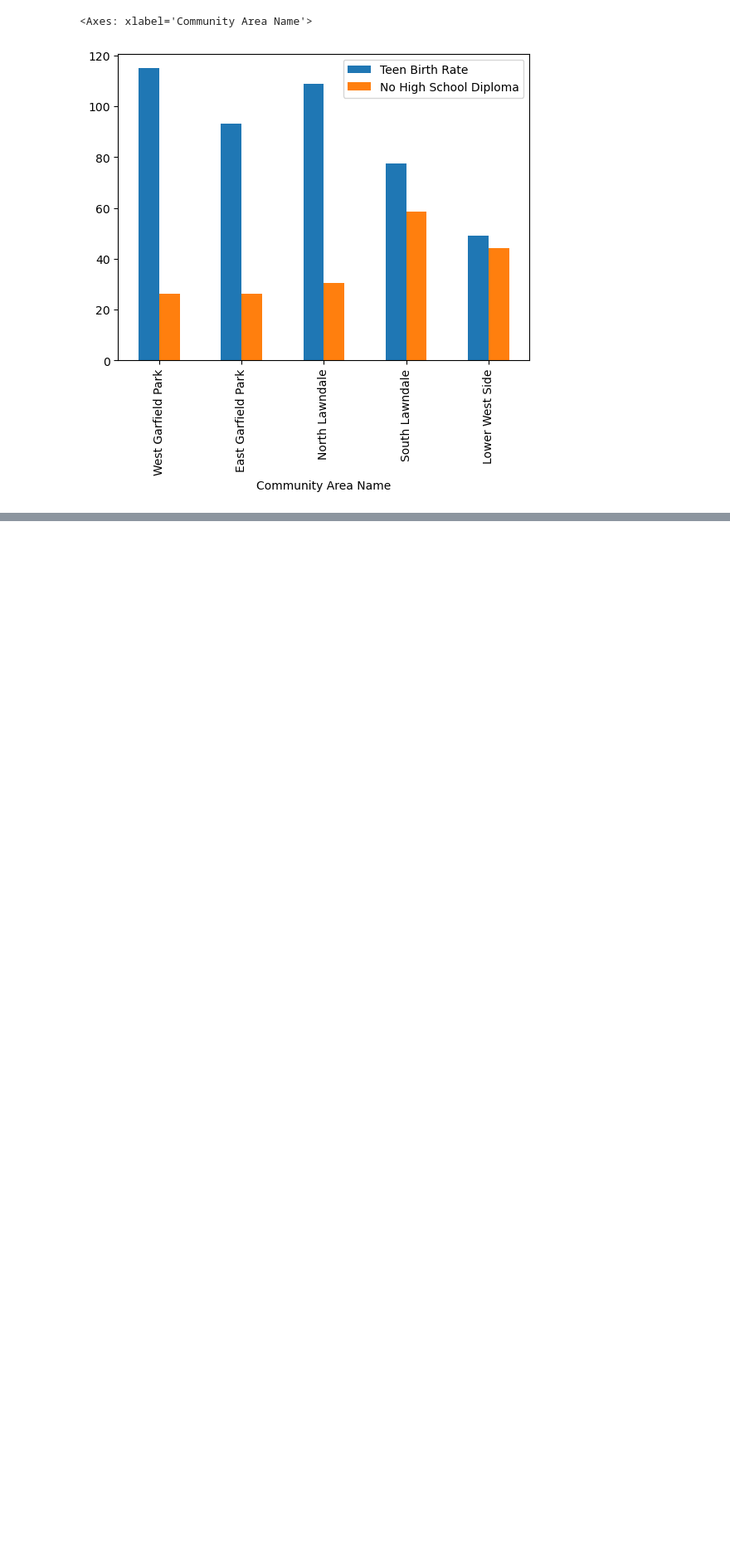
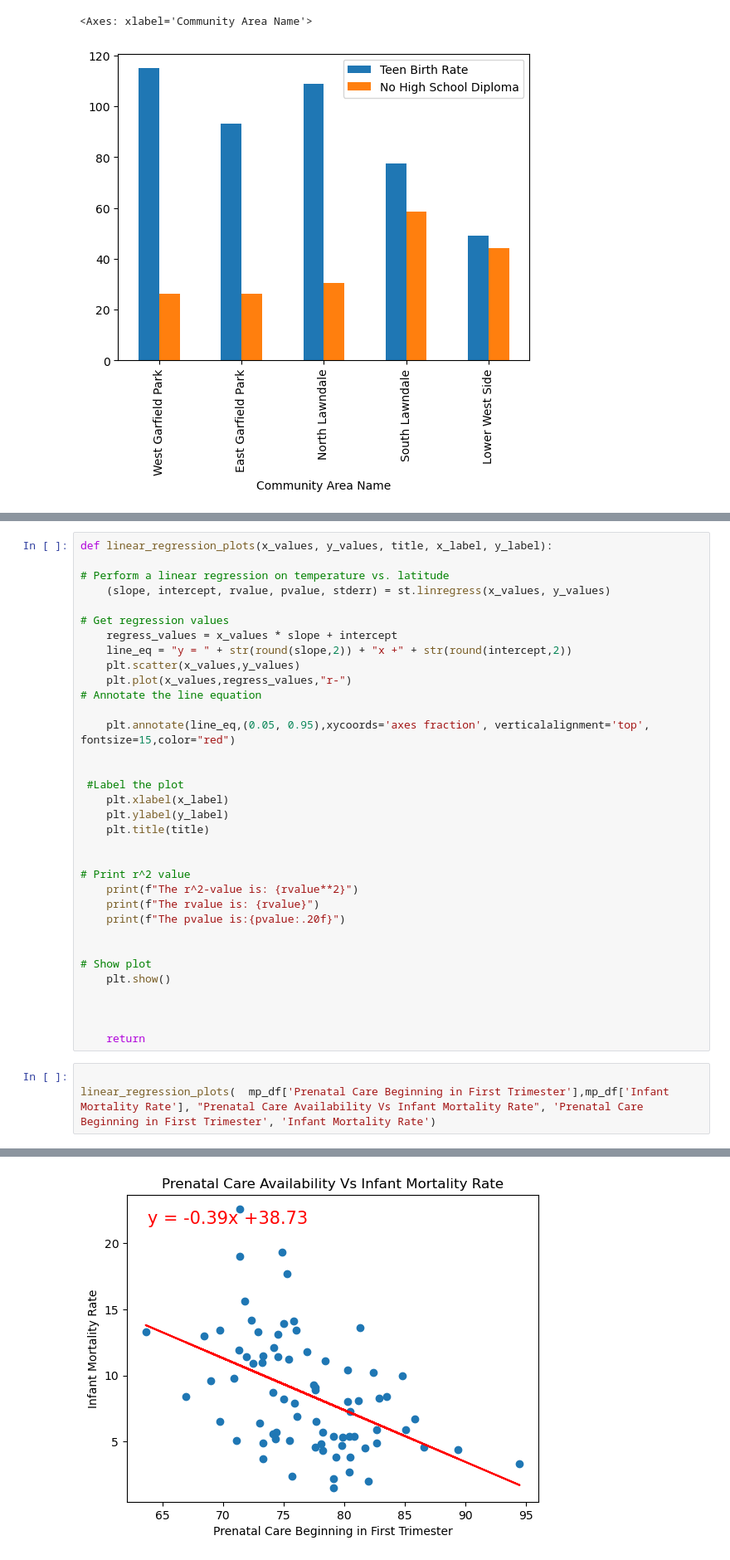
Before and after one commit to jroelofsz/Project1, a Jupyter notebook: Code Resources/projects_Experiment-Sarika.ipynb, the cells around one changed output, grey strips where cells are left out. Shown at 83% size. Cells and saved outputs as stored; diff of their text form; blank space fills up the shorter version.

```diff
--- a/Code Resources/projects_Experiment-Sarika.ipynb
+++ b/Code Resources/projects_Experiment-Sarika.ipynb
@@ -156,0 +252,38 @@ WestSide_TPE.plot(kind="bar",x="Community Area Name",y=["Teen Birth Rate","No Hi
+# %%
+def linear_regression_plots(x_values, y_values, title, x_label, y_label):
+
+# Perform a linear regression on temperature vs. latitude
+    (slope, intercept, rvalue, pvalue, stderr) = st.linregress(x_values, y_values)
+
+# Get regression values
+    regress_values = x_values * slope + intercept
+    line_eq = "y = " + str(round(slope,2)) + "x +" + str(round(intercept,2))
+    plt.scatter(x_values,y_values)
+    plt.plot(x_values,regress_values,"r-")
+# Annotate the line equation
+
+    plt.annotate(line_eq,(0.05, 0.95),xycoords='axes fraction', verticalalignment='top', fontsize=15,color="red")
+
+
+ #Label the plot
+    plt.xlabel(x_label)
+    plt.ylabel(y_label)
+    plt.title(title)
+
+
+# Print r^2 value
+    print(f"The r^2-value is: {rvalue**2}")
+    print(f"The rvalue is: {rvalue}")
+    print(f"The pvalue is:{pvalue:.20f}")
+
+
+# Show plot
+    plt.show()
+
+
+
+    return
+# %%
+
+linear_regression_plots(  mp_df['Prenatal Care Beginning in First Trimester'],mp_df['Infant Mortality Rate'], "Prenatal Care Availability Vs Infant Mortality Rate", 'Prenatal Care Beginning in First Trimester', 'Infant Mortality Rate')
+# %% [output]
@@ -156,0 +293 @@ WestSide_TPE.plot(kind="bar",x="Community Area Name",y=["Teen Birth Rate","No Hi
+[figure, added]
```
Also changed, not shown: parts of 28 cells of this notebook.
